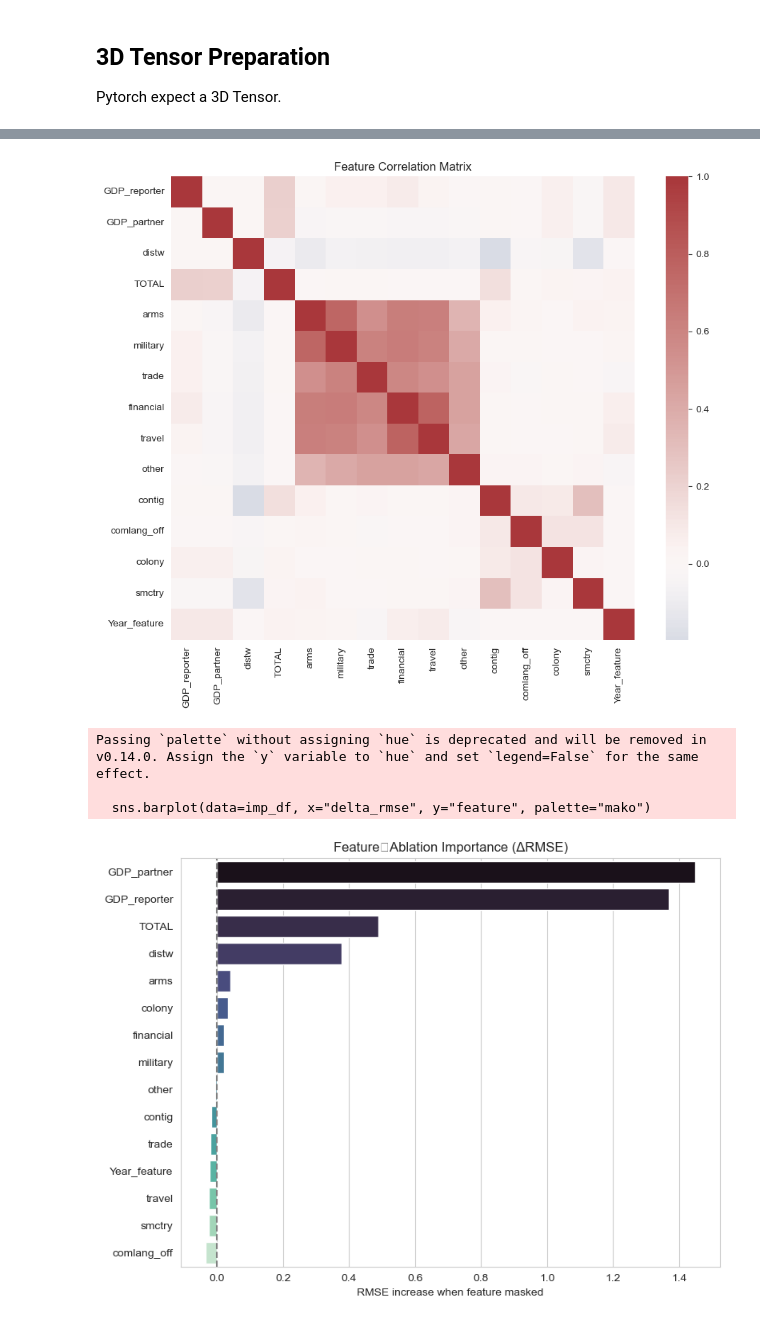
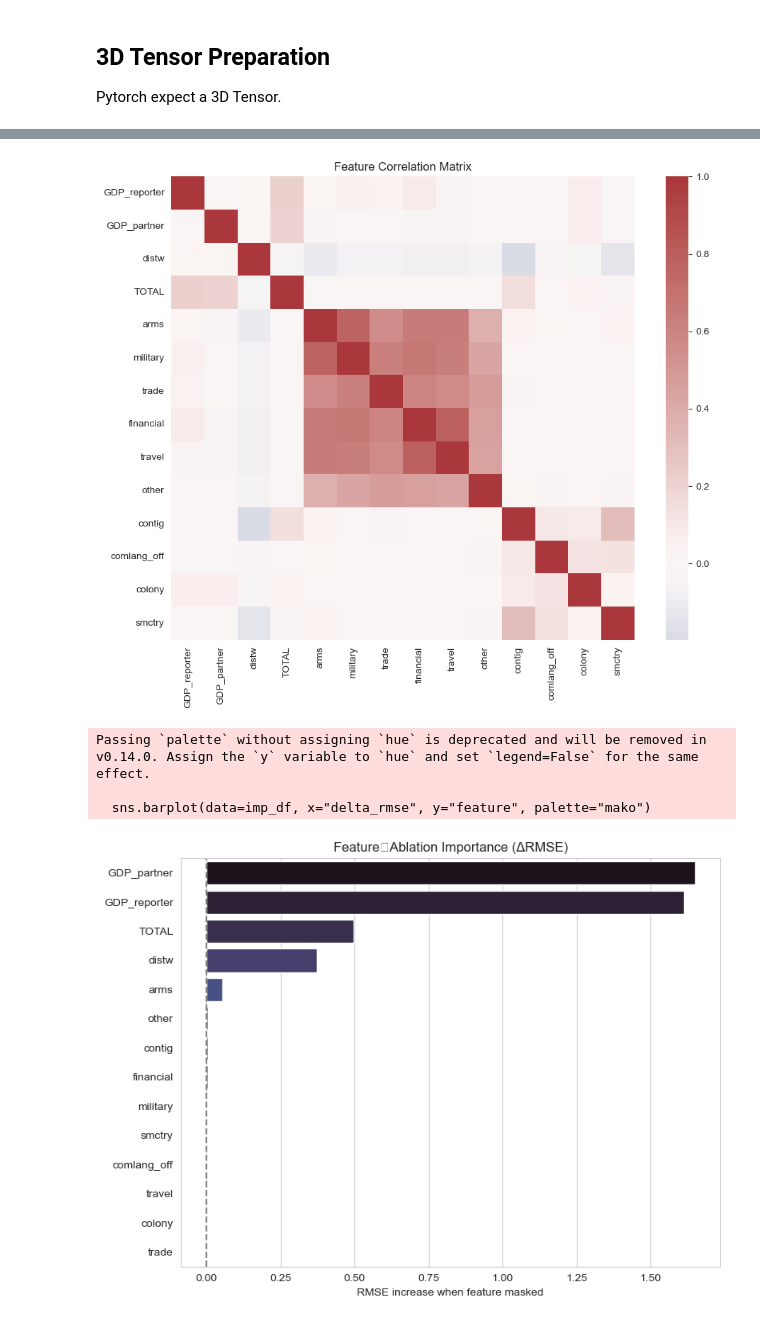
Before and after one commit to Freyness-gd/trade_under_pressure_thesis, a Jupyter notebook: src/data_prediction.ipynb, the cells around one changed output, grey strips where cells are left out. Saved outputs shown, nothing was run; the diff lists cells and outputs as text; code cells hidden in the pictures.

Commit message:
:test_tube: Do a lot of testing that I did not document

```diff
--- a/src/data_prediction.ipynb
+++ b/src/data_prediction.ipynb
@@ -25,8 +26,18 @@ from torch.utils.data import DataLoader, Dataset, Subset
 # %%
 # CONFIG GLOBALS
-
 SAVE_ENABLED = True
-SERIAL_NUMBER = "+YEARLY_GDP_AVERAGE"
+SERIAL_NUMBER = "NOT_SET"
+SEQ_LEN = 5
+HORIZON = 1
+BATCH_SIZE = 256
+NUM_EPOCHS = 100
+HIDDEN_SIZE = 128
+N_LAYERS = 2
+PATIENCE = 10
+N_SPLITS = 3
+RANDOM_SEED = 16
+N_LAGS = 5
+KEEP_FRAC = 1
 # %% [markdown]
 ## 3D Tensor Preparation
 
@@ -79,8 +83,7 @@ df["target_next"] = (
 df = df.dropna(subset=["target_next"]).reset_index(drop=True)
 # %%
 # Scale data
-scale_columns_minmax: List[str] = ["GDP_reporter", "GDP_partner", "IMPORT", "EXPORT", "TOTAL", "GDP_yearly_average",
-                                   "Year_feature"]
+scale_columns_minmax: List[str] = ["GDP_reporter", "GDP_partner", "TOTAL"]
 scaler_rb = RobustScaler()
 scaler_mm = MinMaxScaler()
 df_scaled: DataFrame = df.copy(deep=True)
@@ -386,16 +431,5 @@ df_plot = pa.DataFrame({
 })
 # %%
-
-# ------------------------------------------------------------------
-# ASSUMES:
-# • df_scaled        – your DataFrame with FEATURES & 'dyad_id','Year'
-# • WindowDataset    – as defined, returns (X, y, row_idx)
-# • test_loader      – DataLoader over Subset(dataset, test_idx)
-# • model            – trained BasicLSTM in eval() mode on device
-# • FEATURES         – list of feature names, length = n_features
-# ------------------------------------------------------------------
-
-# 1) Correlation heatmap of FEATURES
 plt.figure(figsize=(10, 8))
 corr = df_scaled[FEATURES].corr()
 sns.heatmap(corr, cmap="vlag", center=0, square=True)
@@ -403,16 +437,13 @@ plt.title("Feature Correlation Matrix")
 plt.tight_layout()
 plt.show()
 
-# 2) Feature‐ablation importances (ΔRMSE when masking each feature)
-# gather full test arrays
 X_list, y_list = [], []
 for X, y, _ in test_loader:
-  X_list.append(X.numpy())  # [batch, seq_len, n_features]
+  X_list.append(X.numpy())
   y_list.append(y.numpy())
-X_test = np.concatenate(X_list)  # [N, seq_len, F]
-y_test = np.concatenate(y_list)  # [N]
+X_test = np.concatenate(X_list)
+y_test = np.concatenate(y_list)
 
-# original RMSE
 with torch.no_grad():
   preds_orig = model(torch.from_numpy(X_test).to(device)).cpu().numpy()
 orig_rmse = np.sqrt(((preds_orig - y_test) ** 2).mean())
@@ -420,7 +451,7 @@ orig_rmse = np.sqrt(((preds_orig - y_test) ** 2).mean())
 importances = []
 for i, feat in enumerate(FEATURES):
   X_mask = X_test.copy()
-  X_mask[:, :, i] = X_mask[:, :, i].mean()  # mask feature i
+  X_mask[:, :, i] = X_mask[:, :, i].mean()
   with torch.no_grad():
     preds_mask = model(torch.from_numpy(X_mask).to(device)).cpu().numpy()
   rmse_mask = np.sqrt(((preds_mask - y_test) ** 2).mean())
@@ -434,13 +465,12 @@ imp_df = pa.DataFrame({
 plt.figure(figsize=(8, 6))
 sns.barplot(data=imp_df, x="delta_rmse", y="feature", palette="mako")
 plt.axvline(0, color="gray", linestyle="--")
-plt.title("Feature‐Ablation Importance (ΔRMSE)")
+plt.title("Feature Ablation Importance")
 plt.xlabel("RMSE increase when feature masked")
 plt.ylabel("")
 plt.tight_layout()
 plt.show()
 
-# 3) Mean % error by year
 row_bank, preds_bank = [], []
 truth_bank = []
 
@@ -460,37 +490,35 @@ pct_err = 100 * (preds_all - truth_all) / truth_all
 df_err = pa.DataFrame({ "year": years, "pct_err": pct_err })
 mean_err = df_err.groupby("year")["pct_err"].mean().reset_index()
 
 plt.figure(figsize=(9, 4))
 sns.lineplot(data=mean_err, x="year", y="pct_err", marker="o", color="tab:purple")
 plt.axhline(0, color="gray", linestyle="--")
 plt.title("Mean % Error by Year")
 plt.ylabel("Signed % error")
 plt.xlabel("Year")
 plt.tight_layout()
 plt.show()
 
-# 4) Residuals distribution
 resid = preds_all - truth_all
 plt.figure(figsize=(8, 4))
 sns.histplot(resid, bins=50, kde=True, color="tab:green")
 plt.title("Residual Distribution (log units)")
 plt.xlabel("Predicted - Actual")
 plt.tight_layout()
 plt.show()
 
-# 5) Predicted vs Actual scatter
 plt.figure(figsize=(6, 6))
 plt.scatter(truth_all, preds_all, s=10, alpha=0.6)
 mn, mx = min(truth_all.min(), preds_all.min()), max(truth_all.max(), preds_all.max())
 plt.plot([mn, mx], [mn, mx], color="gray", linestyle="--")
 plt.xlabel("Actual log(gravity_trade)")
 plt.ylabel("Predicted log(gravity_trade)")
 plt.title("Predicted vs Actual")
 plt.tight_layout()
 plt.show()
 # %% [output]
-[figure, old version]
+[figure, new version]
 Passing `palette` without assigning `hue` is deprecated and will be removed in v0.14.0. Assign the `y` variable to `hue` and set `legend=False` for the same effect.
 
   sns.barplot(data=imp_df, x="delta_rmse", y="feature", palette="mako")
-[figure, old version]
+[figure, new version]
```
Also changed, not shown: parts of 32 cells of this notebook.
